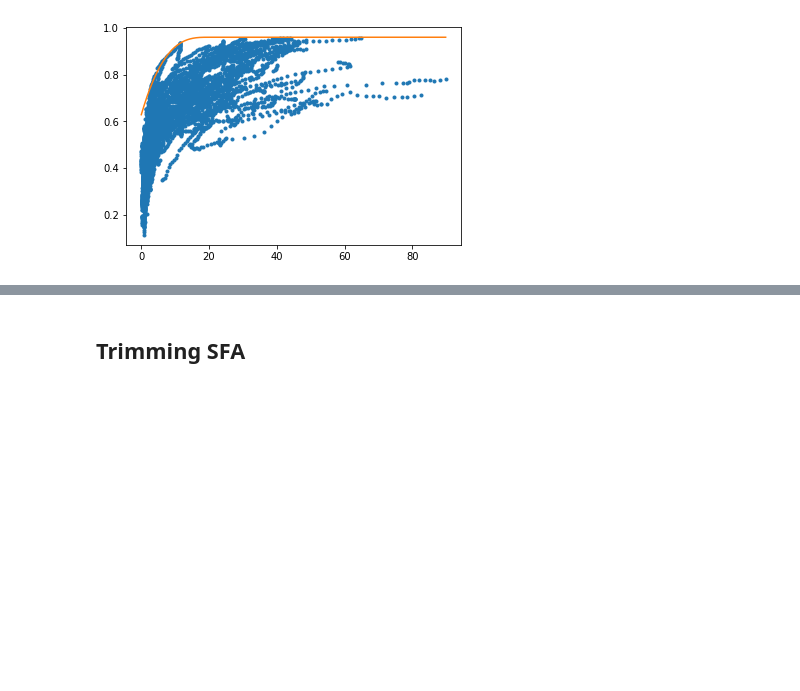
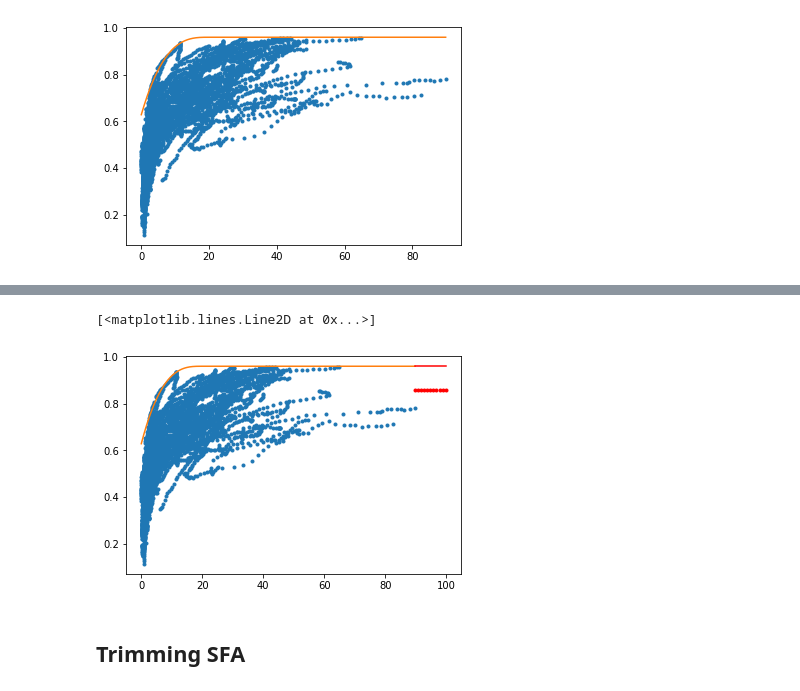
Before and after one commit to UW-AMO/StochasticFrontier, a Jupyter notebook: example/example_uhc.ipynb, the cells around one changed output, grey strips where cells are left out. Saved outputs shown, nothing was run; the diff lists cells and outputs as text; code cells hidden in the pictures; blank space fills up the shorter version.

Commit message:
add the forcast data example

```diff
--- a/example/example_uhc.ipynb
+++ b/example/example_uhc.ipynb
@@ -48,6 +69,8 @@ sfa.addUPrior(np.array([[-10.0]*sfa.k_beta, [10.0]*sfa.k_beta]) , sfa.gama_uprio
+# %%
+beta_uprior = np.array([[0.0]*sfa.k_beta, [1.0]*sfa.k_beta])
+gama_uprior = np.array([[0.0]*sfa.k_gama, [0.0]*sfa.k_gama])
+deta_uprior = np.array([[0.0]*sfa.k_deta, [np.inf]*sfa.k_deta])
+
+sfa.addUPrior(beta_uprior, gama_uprior, deta_uprior)
 # %% [markdown]
 ## Fit data
-# %%
-sfa.gama_uprior = np.zeros((2, sfa.k_gama))
-sfa.uprior = np.hstack((sfa.beta_uprior, sfa.gama_uprior, sfa.deta_uprior))
-sfa.optimizeSFA()
@@ -60,3 +101,19 @@ plt.plot(x, sfa.X.dot(sfa.beta_soln))
+# %%
+x_new = np.linspace(x.max(), x.max() + 10, 11)
+X_new = x_new.reshape(11, 1)
+# pretend the predict v value to be 0.1
+v_new = np.repeat(0.1, 11)
+# %%
+# call forcastData function
+y_new = sfa.forcastData(X_new, v_new, add_intercept_to_x=True)
+# %%
+plt.plot(x, sfa.Y, '.')
+plt.plot(x, sfa.X.dot(sfa.beta_soln))
+plt.plot(x_new, y_new + v_new, 'r')
+plt.plot(x_new, y_new, '.r')
+# %% [output]
+[<matplotlib.lines.Line2D at 0x...>]
+[figure, added]
 # %% [markdown]
 ## Trimming SFA
 # %%
```
Also changed, not shown: parts of 14 cells of this notebook, 1 other file.
